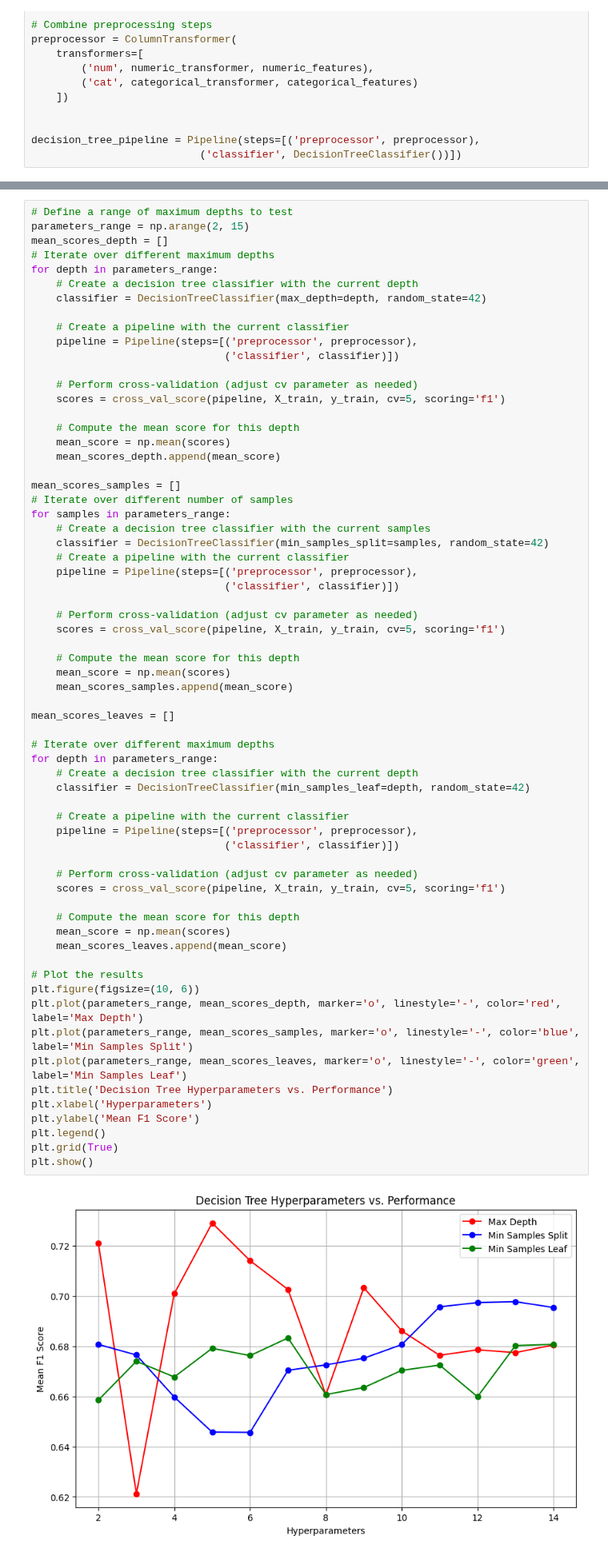
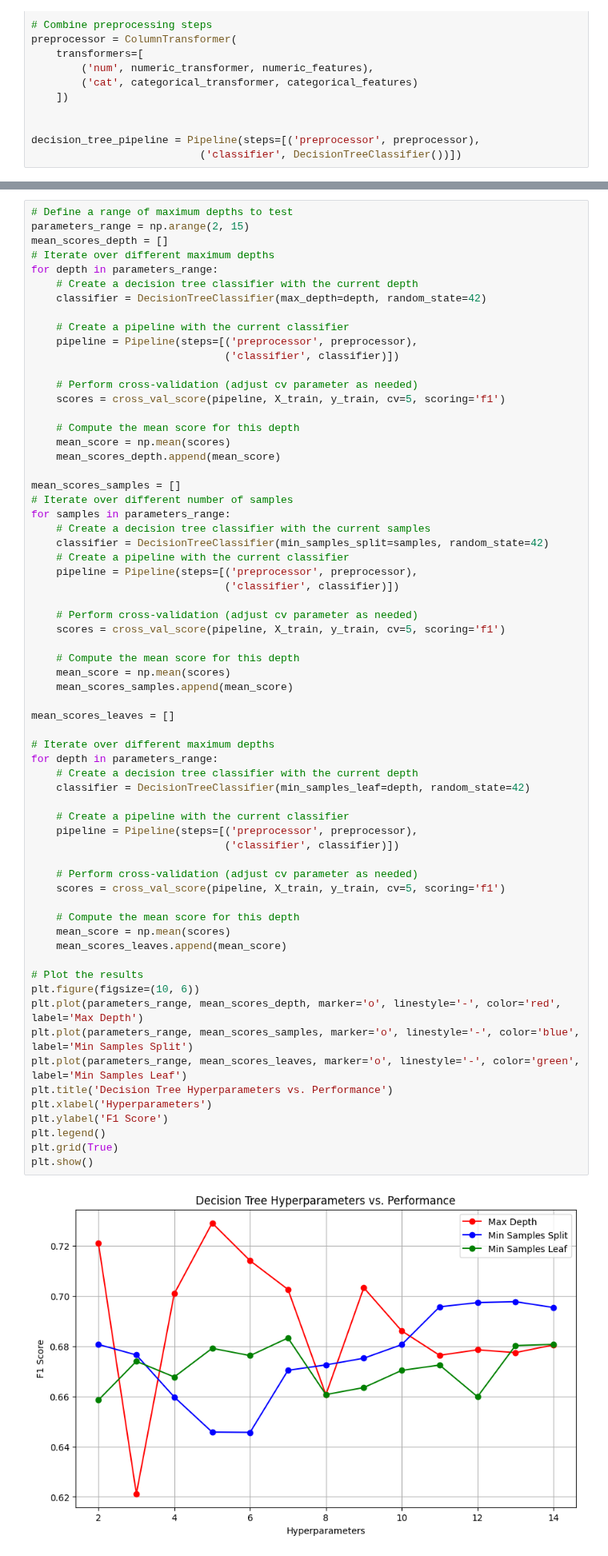
Before and after one commit to mjzdych/itds_project, a Jupyter notebook: itds_assignment3_final.ipynb, the cells around one changed output, grey strips where cells are left out. Shown at 80% size. Saved outputs shown, nothing was run; the diff lists cells and outputs as text.

```diff
--- a/itds_assignment3_final.ipynb
+++ b/itds_assignment3_final.ipynb
@@ -567,35 +575,35 @@ for samples in parameters_range:
 
 mean_scores_leaves = []
 
 # Iterate over different maximum depths
 for depth in parameters_range:
     # Create a decision tree classifier with the current depth
     classifier = DecisionTreeClassifier(min_samples_leaf=depth, random_state=42)
 
     # Create a pipeline with the current classifier
     pipeline = Pipeline(steps=[('preprocessor', preprocessor),
                                ('classifier', classifier)])
 
     # Perform cross-validation (adjust cv parameter as needed)
     scores = cross_val_score(pipeline, X_train, y_train, cv=5, scoring='f1')
 
     # Compute the mean score for this depth
     mean_score = np.mean(scores)
     mean_scores_leaves.append(mean_score)
 
 # Plot the results
 plt.figure(figsize=(10, 6))
 plt.plot(parameters_range, mean_scores_depth, marker='o', linestyle='-', color='red', label='Max Depth')
 plt.plot(parameters_range, mean_scores_samples, marker='o', linestyle='-', color='blue', label='Min Samples Split')
 plt.plot(parameters_range, mean_scores_leaves, marker='o', linestyle='-', color='green', label='Min Samples Leaf')
 plt.title('Decision Tree Hyperparameters vs. Performance')
 plt.xlabel('Hyperparameters')
-plt.ylabel('Mean F1 Score')
+plt.ylabel('F1 Score')
 plt.legend()
 plt.grid(True)
 plt.show()
 # %% [output]
-[figure, old version]
+[figure, new version]
 # %%
 # Make predictions on the test set
 dt_y_pred = dt_grid_search.predict(X_test)
```
Also changed, not shown: parts of 4 cells of this notebook.
